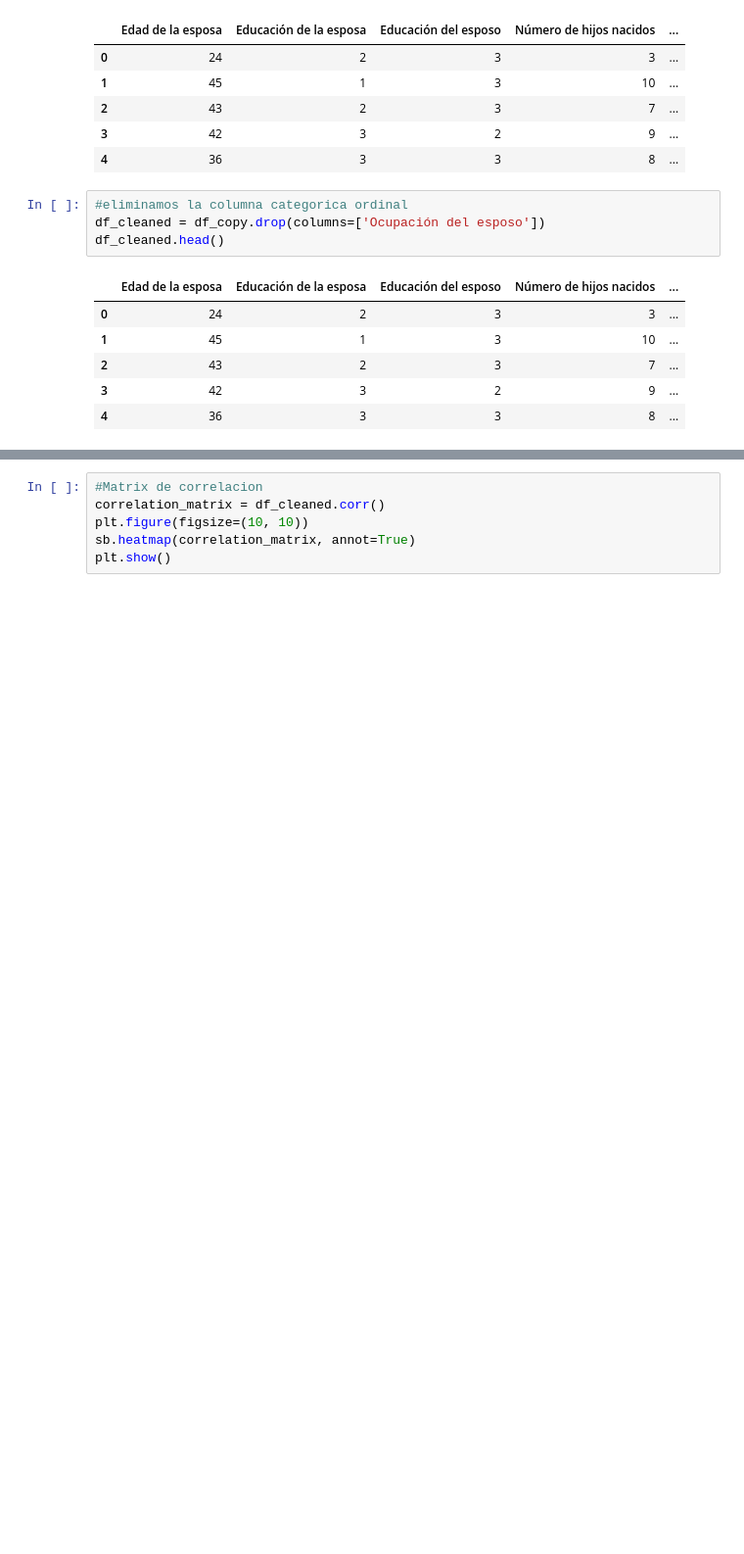
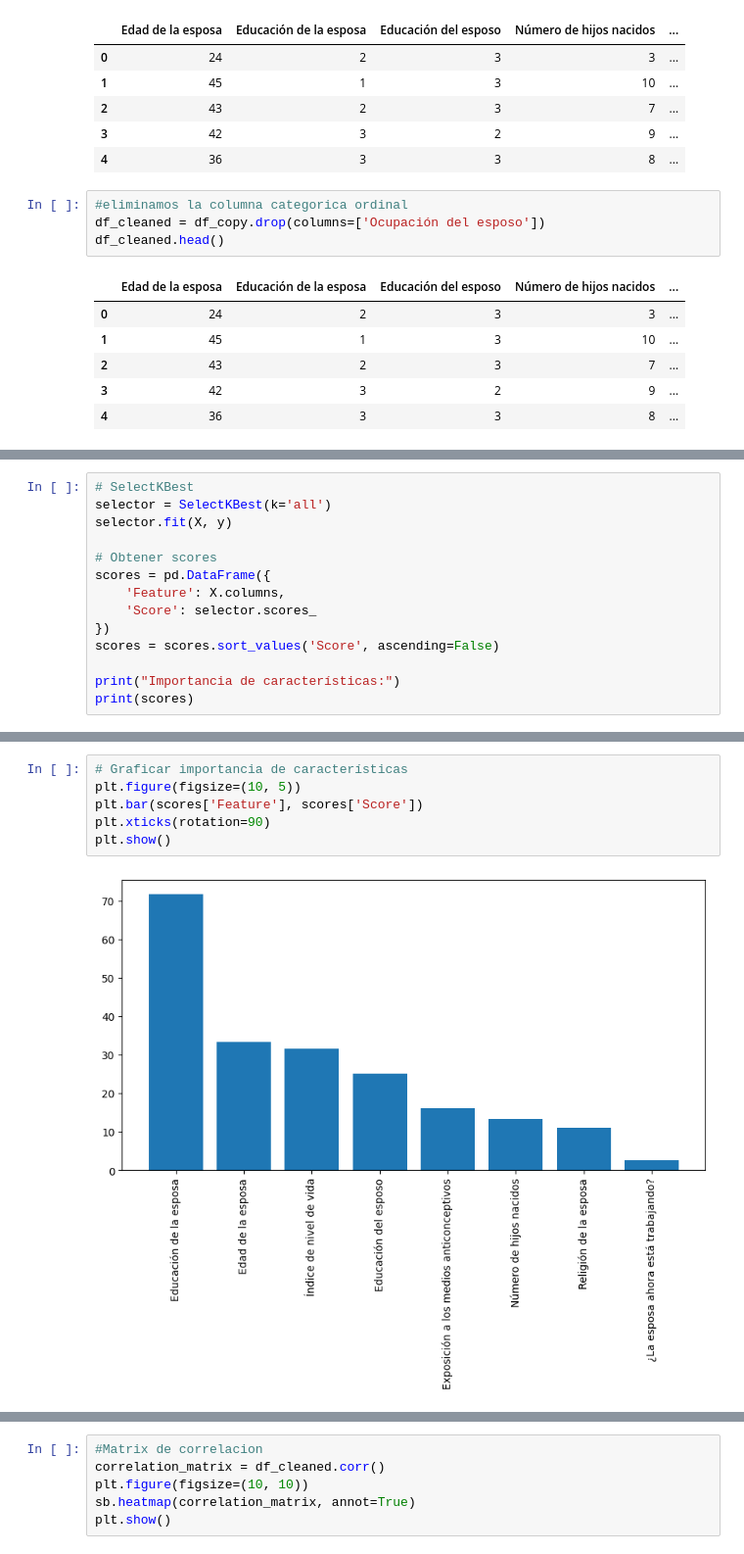
Before and after one commit to Straver00/MP03, a Jupyter notebook: MP03.ipynb, the cells around one changed output, grey strips where cells are left out. Shown: that part at 98% size. Drawn from its saved outputs; the diff is of its cells as text; blank space fills up the shorter version.

```diff
--- a/MP03.ipynb
+++ b/MP03.ipynb
@@ -65,0 +97,14 @@ df_cleaned.head()
+# %%
+# SelectKBest
+selector = SelectKBest(k='all')
+selector.fit(X, y)
+
+# Obtener scores
+scores = pd.DataFrame({
+    'Feature': X.columns,
+    'Score': selector.scores_
+})
+scores = scores.sort_values('Score', ascending=False)
+
+print("Importancia de características:")
+print(scores)
@@ -65,0 +122,8 @@ df_cleaned.head()
+# %%
+# Graficar importancia de características
+plt.figure(figsize=(10, 5))
+plt.bar(scores['Feature'], scores['Score'])
+plt.xticks(rotation=90)
+plt.show()
+# %% [output]
+[figure, added]
```
Also changed, not shown: parts of 30 cells of this notebook, 3 other files.
